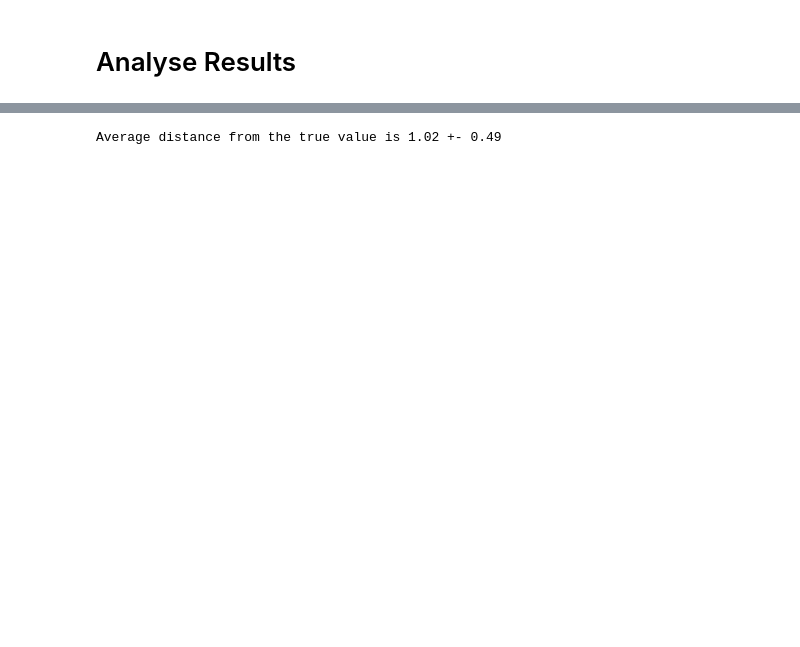
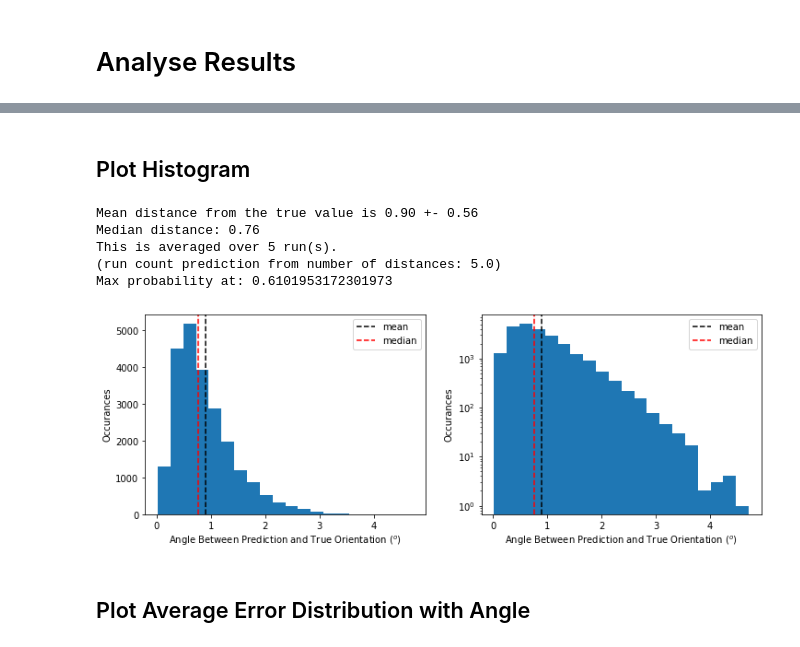
Before and after one commit to SEMOrientation/Y4ProjectNotebooks, a Jupyter notebook: 2D_Network.ipynb, the cells around one changed output, grey strips where cells are left out. Cells and saved outputs as stored; diff of their text form; code cells hidden in the pictures; blank space fills up the shorter version.

```diff
--- a/2D_Network.ipynb
+++ b/2D_Network.ipynb
@@ -436,6 +587,74 @@ plt.show()
-# %%
-distance_mean = np.mean(distances)
-distance_std = np.std(distances, ddof=1)
-print(f"Average distance from the true value is {distance_mean:.2f} +- {distance_std:.2f}")
-# %% [output]
-Average distance from the true value is 1.02 +- 0.49
+# %%
+MULTI_RUN_MODE = True
+if not MULTI_RUN_MODE or "RUN_COUNT" not in globals():
+  RUN_COUNT = 0
+
+d = np.zeros(x_test.shape[0])
+predictions = model.predict(x_test)
+for i in tqdm(range(x_test.shape[0])):
+  d[i] = SO3_distance(y_test[i], predictions[i])
+
+if not MULTI_RUN_MODE or "distances" not in globals():
+  distances = d
+else:
+  distances = np.append(distances, d, axis=0)
+RUN_COUNT += 1
+# %% [markdown]
+## Plot Histogram
+# %%
+import scipy.stats
+from scipy.optimize import curve_fit
+
+def skewed_norm(x, mu, sigma, alpha):
+  norm = scipy.stats.norm(loc=mu, scale=sigma)
+  return 2*norm.pdf(x)*norm.cdf(alpha*x)
+
+distance_mean = np.mean(distances)
+distance_std = np.std(distances, ddof=1)
+distance_median = np.median(distances)
+print(f"Mean distance from the true value is {distance_mean:.2f} +- {distance_std:.2f}")
+print(f"Median distance: {distance_median:.2f}")
+print(f"This is averaged over {RUN_COUNT} run(s).")
+print(f"(run count prediction from number of distances: {distances.shape[0]/x_test.shape[0]})")
+
+plt.figure(figsize=(plt.rcParams['figure.figsize'][0]*2, plt.rcParams['figure.figsize'][1]))
+gs = gridspec.GridSpec(1, 2)
+
+ax = plt.subplot(gs[0])
+hist1 = ax.hist(distances, bins=20)
+hist_x = (hist1[1][1:] + hist1[1][:-1]) / 2
+ax.axvline(distance_mean, color="k", linestyle="--", label="mean")
+ax.axvline(distance_median, color="r", linestyle="--", label="median")
+##ax.axvline(hist_x[hist1[0].argmax()], color="r", linestyle="-")
+ax.set_xlabel("Angle Between Prediction and True Orientation ($^o$)")
+ax.set_ylabel("Occurances")
+ax.legend()
+print("Max probability at:", hist_x[hist1[0].argmax()])
+
+# fit histogram to skewed Gaussian (actually doesn't match)
+## hist_x = hist1[1][:-1]
+##popt, pcov = curve_fit(skewed_norm, hist_x, hist1[0], p0=[distance_mean, distance_std, 0])
+##print(popt)
+##xdata = np.linspace(hist_x.min(), hist_x.max())
+##ydata = skewed_norm(xdata, *popt)
+##ax.plot(xdata, ydata, "-")
+
+ax = plt.subplot(gs[1])
+ax.hist(distances, bins=20, log="y")
+ax.axvline(distance_mean, color="k", linestyle="--", label="mean")
+ax.axvline(distance_median, color="r", linestyle="--", label="median")
+ax.set_xlabel("Angle Between Prediction and True Orientation ($^o$)")
+ax.set_ylabel("Occurances")
+ax.legend()
+
+plt.savefig("error_hist.pdf")
+plt.show()
+# %% [output]
+Mean distance from the true value is 0.90 +- 0.56
+Median distance: 0.76
+This is averaged over 5 run(s).
+(run count prediction from number of distances: 5.0)
+Max probability at: 0.6101953172301973
+[figure, added]
+# %% [markdown]
+## Plot Average Error Distribution with Angle
```
Also changed, not shown: parts of 15 cells of this notebook.
